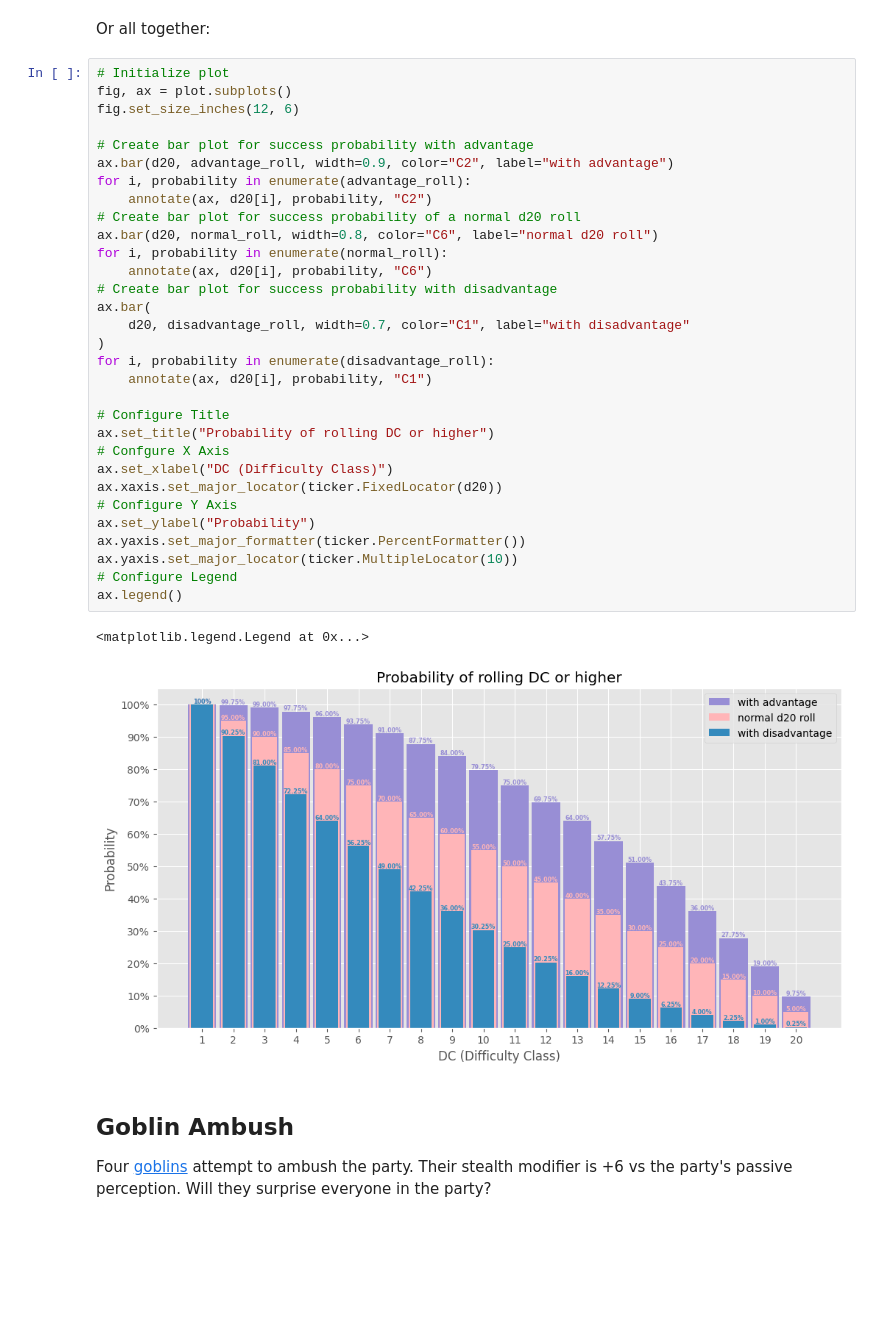
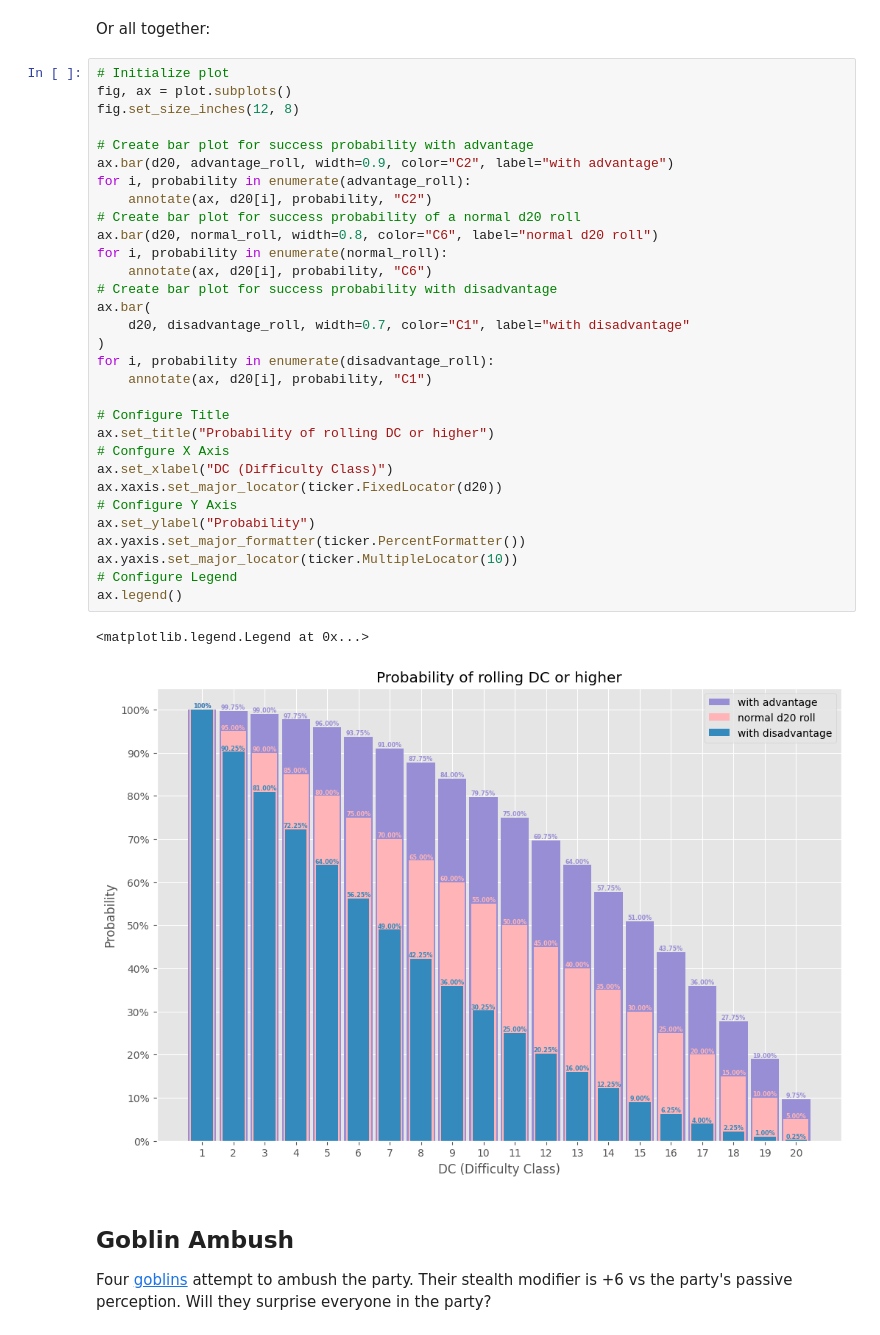
Before and after one commit to TimidRobot/dnd_probabilities, a Jupyter notebook: phandelver_probabilities.ipynb, the cells around one changed output. Drawn from its saved outputs; the diff is of its cells as text; blank space fills up the shorter version.

```diff
--- a/phandelver_probabilities.ipynb
+++ b/phandelver_probabilities.ipynb
@@ -151,37 +151,37 @@ Or all together:
 # %%
 # Initialize plot
 fig, ax = plot.subplots()
-fig.set_size_inches(12, 6)
+fig.set_size_inches(12, 8)
 
 # Create bar plot for success probability with advantage
 ax.bar(d20, advantage_roll, width=0.9, color="C2", label="with advantage")
 for i, probability in enumerate(advantage_roll):
     annotate(ax, d20[i], probability, "C2")
 # Create bar plot for success probability of a normal d20 roll
 ax.bar(d20, normal_roll, width=0.8, color="C6", label="normal d20 roll")
 for i, probability in enumerate(normal_roll):
     annotate(ax, d20[i], probability, "C6")
 # Create bar plot for success probability with disadvantage
 ax.bar(
     d20, disadvantage_roll, width=0.7, color="C1", label="with disadvantage"
 )
 for i, probability in enumerate(disadvantage_roll):
     annotate(ax, d20[i], probability, "C1")
 
 # Configure Title
 ax.set_title("Probability of rolling DC or higher")
 # Confgure X Axis
 ax.set_xlabel("DC (Difficulty Class)")
 ax.xaxis.set_major_locator(ticker.FixedLocator(d20))
 # Configure Y Axis
 ax.set_ylabel("Probability")
 ax.yaxis.set_major_formatter(ticker.PercentFormatter())
 ax.yaxis.set_major_locator(ticker.MultipleLocator(10))
 # Configure Legend
 ax.legend()
 # %% [output]
 <matplotlib.legend.Legend at 0x...>
-[figure, old version]
+[figure, new version]
 # %% [markdown]
 ## Goblin Ambush
 
```
Also changed, not shown: parts of 1 cell of this notebook.
